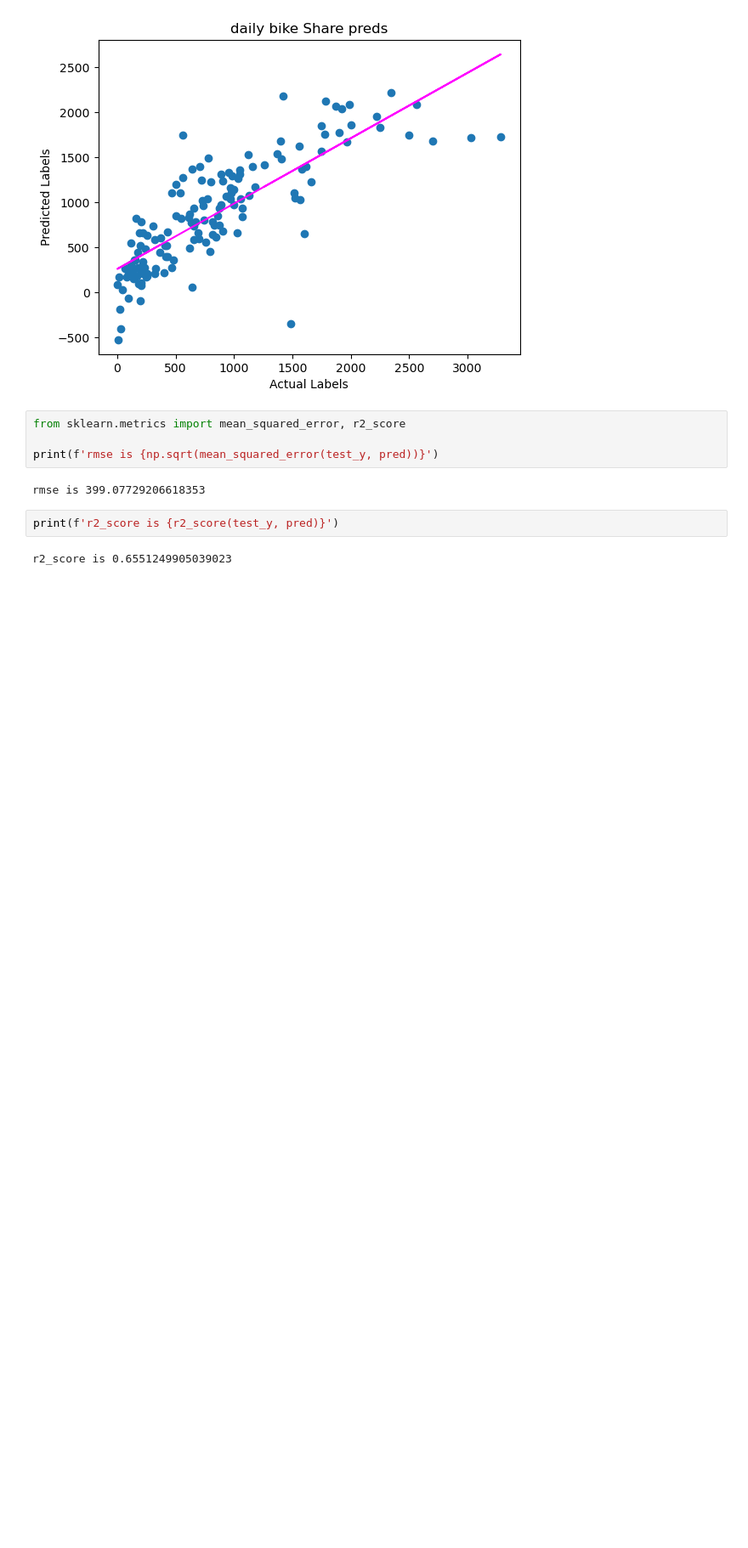
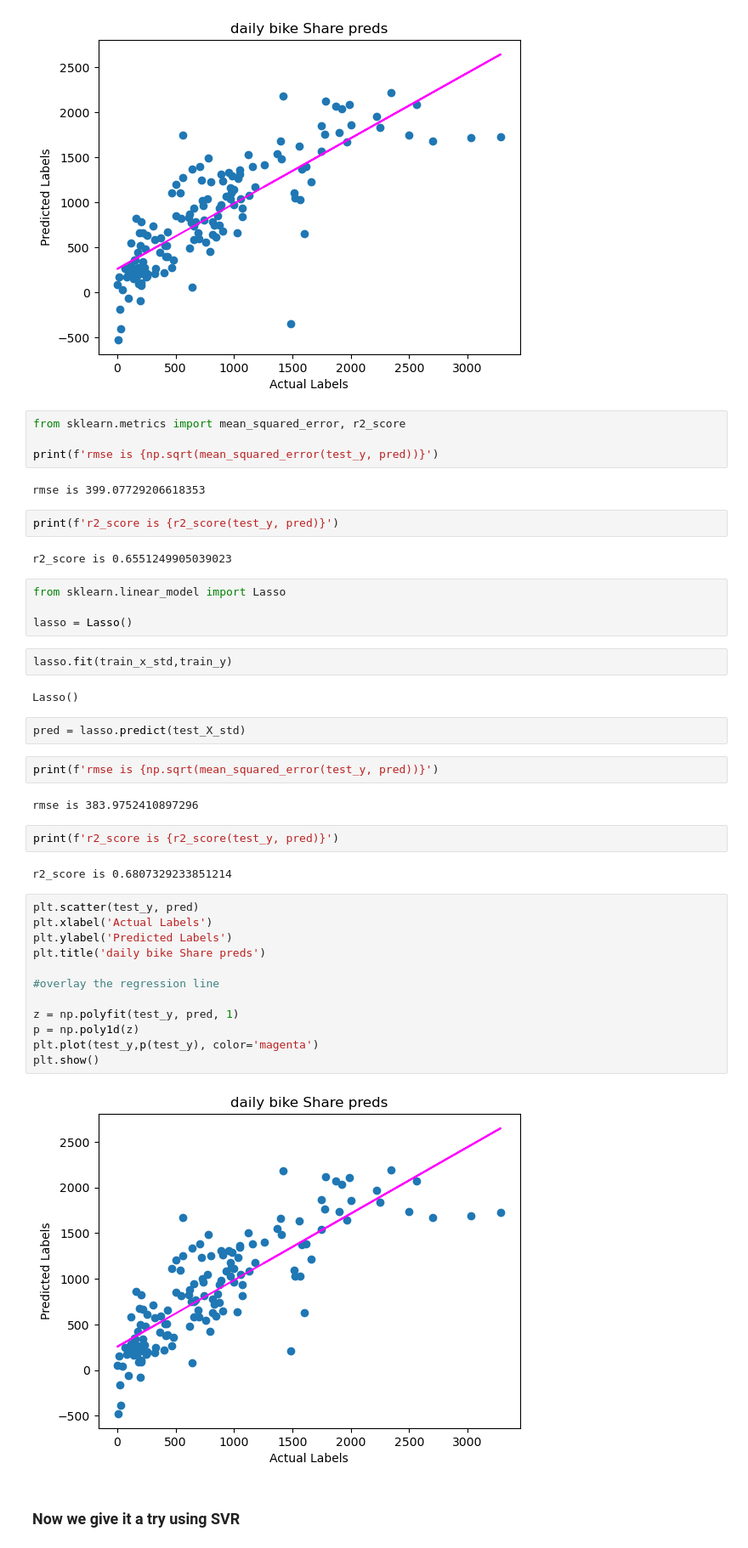
Before and after one commit to ARKA1112/Python-practice-projects, a Jupyter notebook: bikeshare_microsoft.ipynb, the cells around one changed output. Shown at 85% size. Saved outputs shown, nothing was run; the diff lists cells and outputs as text; blank space fills up the shorter version.

```diff
--- a/bikeshare_microsoft.ipynb
+++ b/bikeshare_microsoft.ipynb
@@ -323,3 +324,37 @@ rmse is 399.07729206618353
 print(f'r2_score is {r2_score(test_y, pred)}')
 # %% [output]
 r2_score is 0.6551249905039023
+# %%
+from sklearn.linear_model import Lasso
+
+lasso = Lasso()
+# %%
+lasso.fit(train_x_std,train_y)
+# %% [output]
+Lasso()
+# %%
+pred = lasso.predict(test_X_std)
+# %%
+print(f'rmse is {np.sqrt(mean_squared_error(test_y, pred))}')
+# %% [output]
+rmse is 383.9752410897296
+# %%
+print(f'r2_score is {r2_score(test_y, pred)}')
+# %% [output]
+r2_score is 0.6807329233851214
+# %%
+plt.scatter(test_y, pred)
+plt.xlabel('Actual Labels')
+plt.ylabel('Predicted Labels')
+plt.title('daily bike Share preds')
+
+#overlay the regression line
+
+z = np.polyfit(test_y, pred, 1)
+p = np.poly1d(z)
+plt.plot(test_y,p(test_y), color='magenta')
+plt.show()
+# %% [output]
+[figure, added]
+# %% [markdown]
+### Now we give it a try using SVR
```
Also changed, not shown: parts of 8 cells of this notebook.
